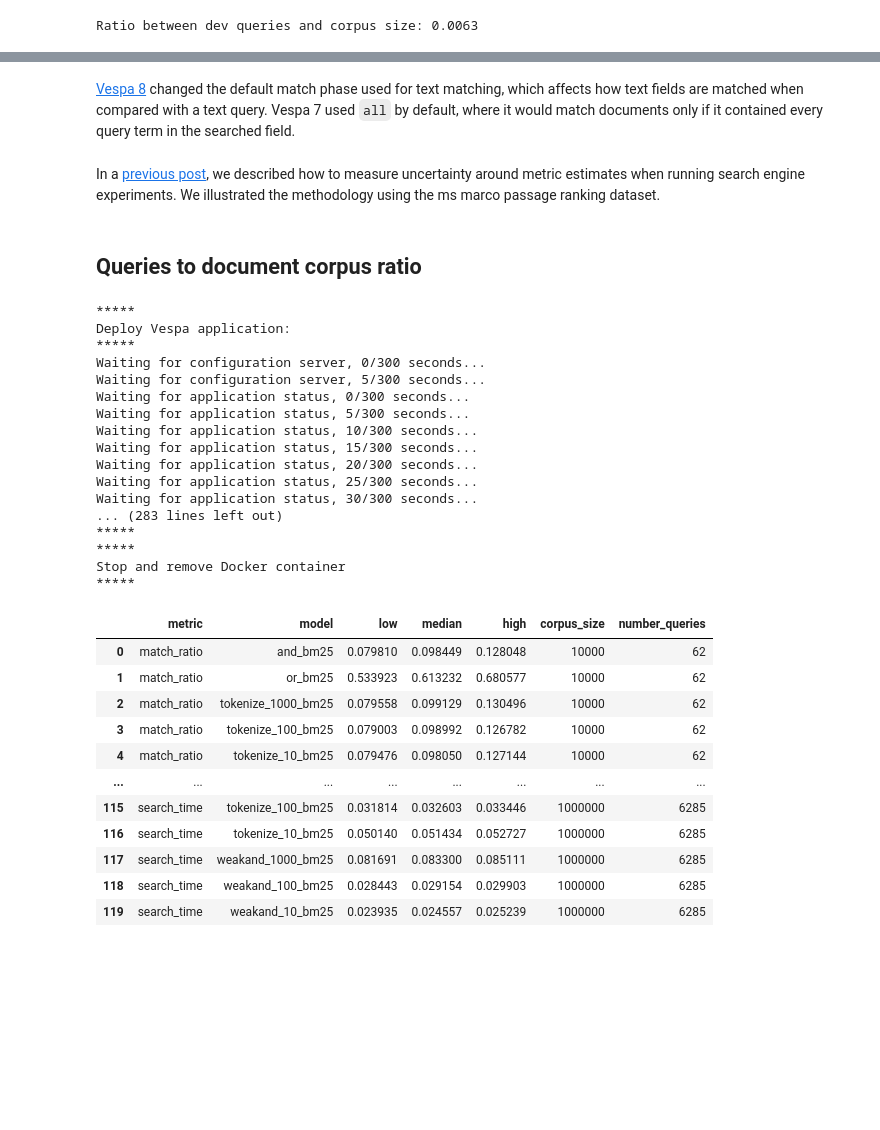
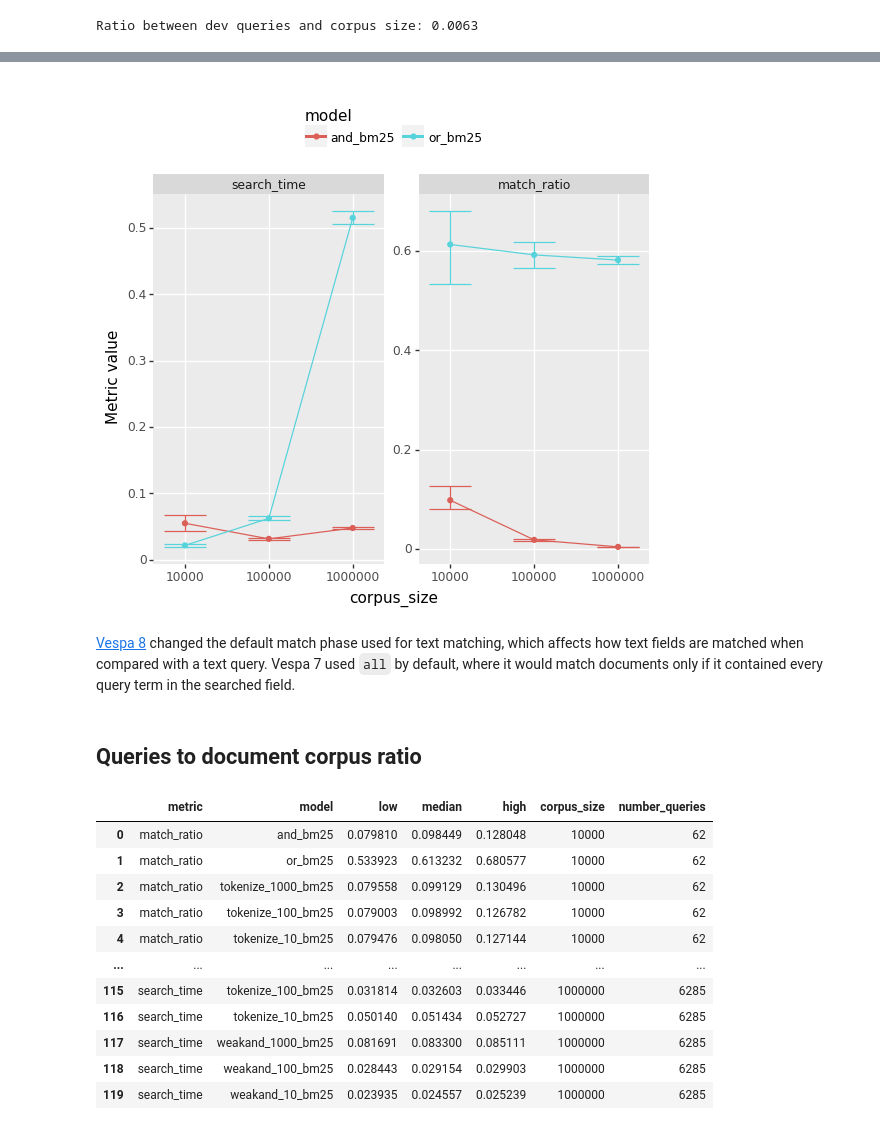
Before and after one commit to vespa-engine/learntorank-DEPRECATED, a Jupyter notebook: 012_passage_sample_size_effect.ipynb, the cells around one changed output, grey strips where cells are left out. Drawn from its saved outputs; the diff is of its cells as text; code cells hidden in the pictures; blank space fills up the shorter version.

Commit message:
wip: update post

```diff
--- a/012_passage_sample_size_effect.ipynb
+++ b/012_passage_sample_size_effect.ipynb
@@ -89,0 +168,11 @@ query_models = [
+# %%
+from learntorank.passage import evaluate_query_models
+
+estimates = evaluate_query_models(
+    app_package=app_package,
+    query_models=query_models,
+    metrics=metrics,
+    corpus_size=corpus_size,
+    output_file_path="passage_match_phase.csv",
+    **{"presentation.timing": "true"}
+)
@@ -89,0 +209,16 @@ query_models = [
+# %%
+import pandas as pd
+
+estimates = pd.read_csv(
+    "../data_learntorank/passage_sample_size_tokenize.csv"
+)
+# %%
+estimates = estimates[
+    estimates.metric.isin(
+        ["search_time",
+         "match_ratio",
+         "recall_100",
+         "reciprocal_rank_10"
+        ]
+    )
+]
@@ -89,0 +227,4 @@ query_models = [
+# %%
+and_or = estimates.loc[
+    estimates.model.isin(["and_bm25", "or_bm25"])
+]
@@ -90,6 +245,10 @@ query_models = [
+# %%
+print(plot_metrics(and_or.loc[
+    estimates.metric.isin(["search_time", "match_ratio"])
+]))
+# %% [output]
+[figure, added]
 # %% [markdown]
 [Vespa 8](https://docs.vespa.ai/en/vespa8-release-notes.html) changed the default match phase used for text matching, which affects how text fields are matched when compared with a text query. Vespa 7 used `all` by default, where it would match documents only if it contained every query term in the searched field.
-# %% [markdown]
-In a [previous post](https://vespa-engine.github.io/learntorank/passage_uncertainty_evaluation.html), we described how to measure uncertainty around metric estimates when running search engine experiments. We illustrated the methodology using the ms marco passage ranking dataset.
 # %% [markdown]
 ## Queries to document corpus ratio
@@ -143,32 +255,3 @@ output_file_path = "../data_learntorank/passage_sample_size_tokenize.csv"
-# %%
-from learntorank.passage import evaluate_query_models
-
-estimates = evaluate_query_models(
-    app_package=app_package,
-    query_models=query_models,
-    metrics=metrics,
-    corpus_size=corpus_size,
-    output_file_path=output_file_path,
-    **{"presentation.timing": "true"}
-)
-# %% [output]
-*****
-Deploy Vespa application:
-*****
-Waiting for configuration server, 0/300 seconds...
-Waiting for configuration server, 5/300 seconds...
-Waiting for application status, 0/300 seconds...
-Waiting for application status, 5/300 seconds...
-Waiting for application status, 10/300 seconds...
-Waiting for application status, 15/300 seconds...
-Waiting for application status, 20/300 seconds...
-Waiting for application status, 25/300 seconds...
-Waiting for application status, 30/300 seconds...
-... (283 lines left out)
-*****
-*****
-Stop and remove Docker container
-*****
 # %%
 import pandas as pd
 import numpy as np
```
Also changed, not shown: parts of 25 cells of this notebook.
